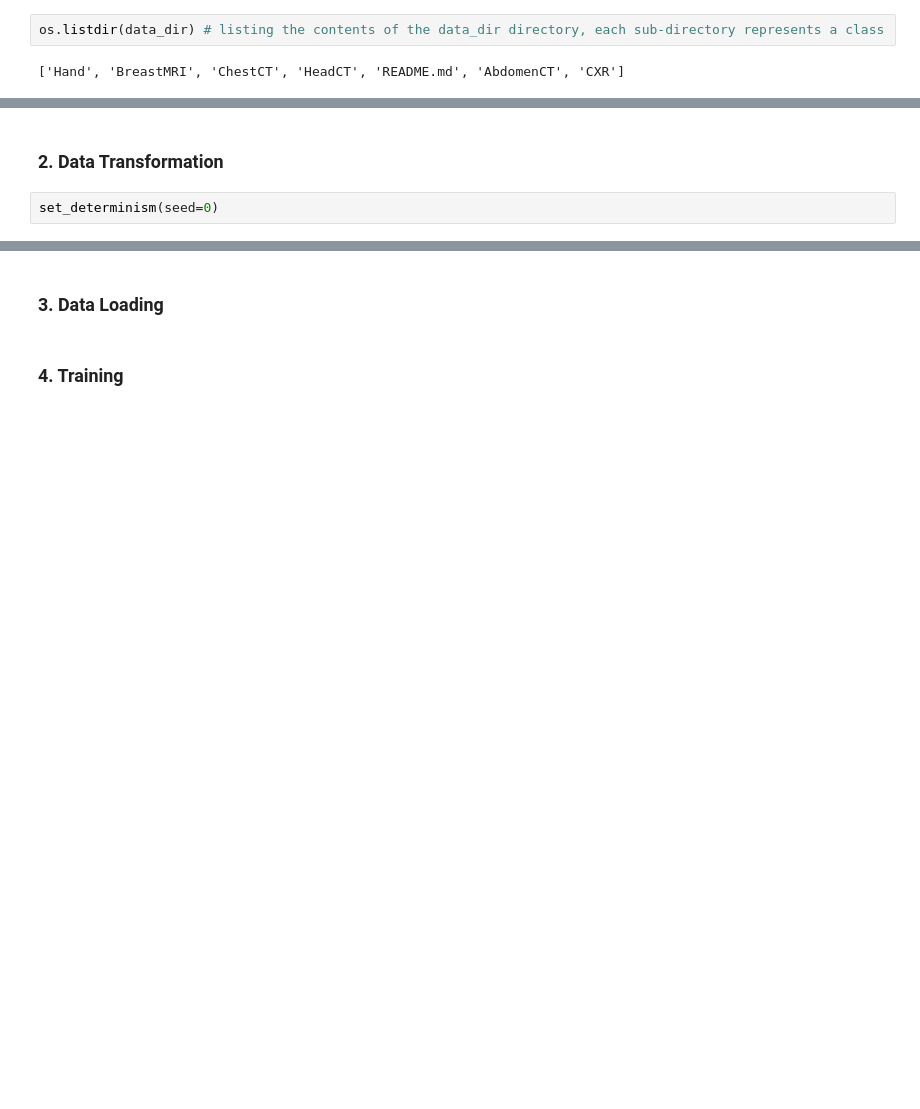
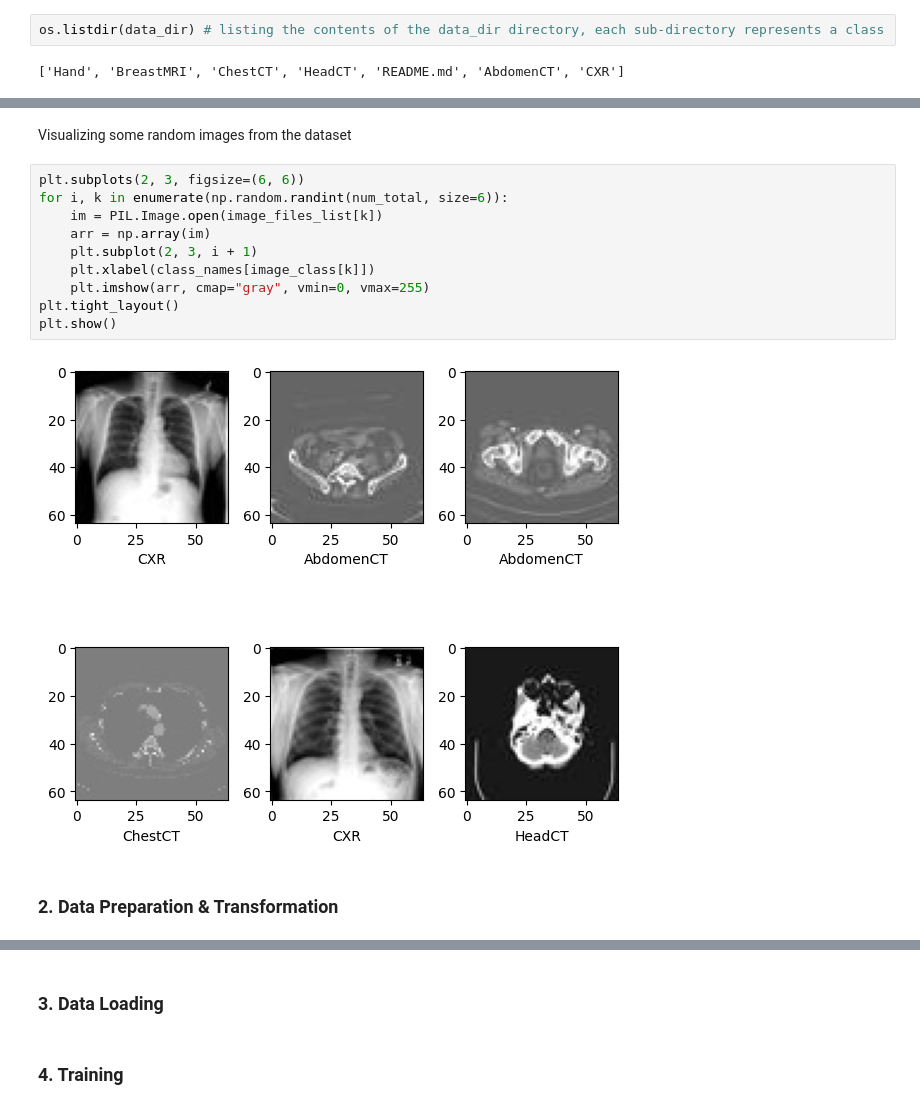
Before and after one commit to halyusuf25/monai, a Jupyter notebook: doc.ipynb, the cells around one changed output, grey strips where cells are left out. Saved outputs shown, nothing was run; the diff lists cells and outputs as text; blank space fills up the shorter version.

Commit message:
add transform

```diff
--- a/doc.ipynb
+++ b/doc.ipynb
@@ -133,7 +133,19 @@ Total image count: 58954
 Image dimensions: 64 x 64
 Label names: ['AbdomenCT', 'BreastMRI', 'CXR', 'ChestCT', 'Hand', 'HeadCT']
 Label counts: [10000, 8954, 10000, 10000, 10000, 10000]
+# %% [markdown]
+Visualizing some random images from the dataset
+# %%
+plt.subplots(2, 3, figsize=(6, 6))
+for i, k in enumerate(np.random.randint(num_total, size=6)):
+    im = PIL.Image.open(image_files_list[k])
+    arr = np.array(im)
+    plt.subplot(2, 3, i + 1)
+    plt.xlabel(class_names[image_class[k]])
+    plt.imshow(arr, cmap="gray", vmin=0, vmax=255)
+plt.tight_layout()
+plt.show()
+# %% [output]
+[figure, added]
 # %% [markdown]
-### 2. Data Transformation
+### 2. Data Preparation & Transformation
-# %%
-set_determinism(seed=0)
```
Also changed, not shown: parts of 4 cells of this notebook.
